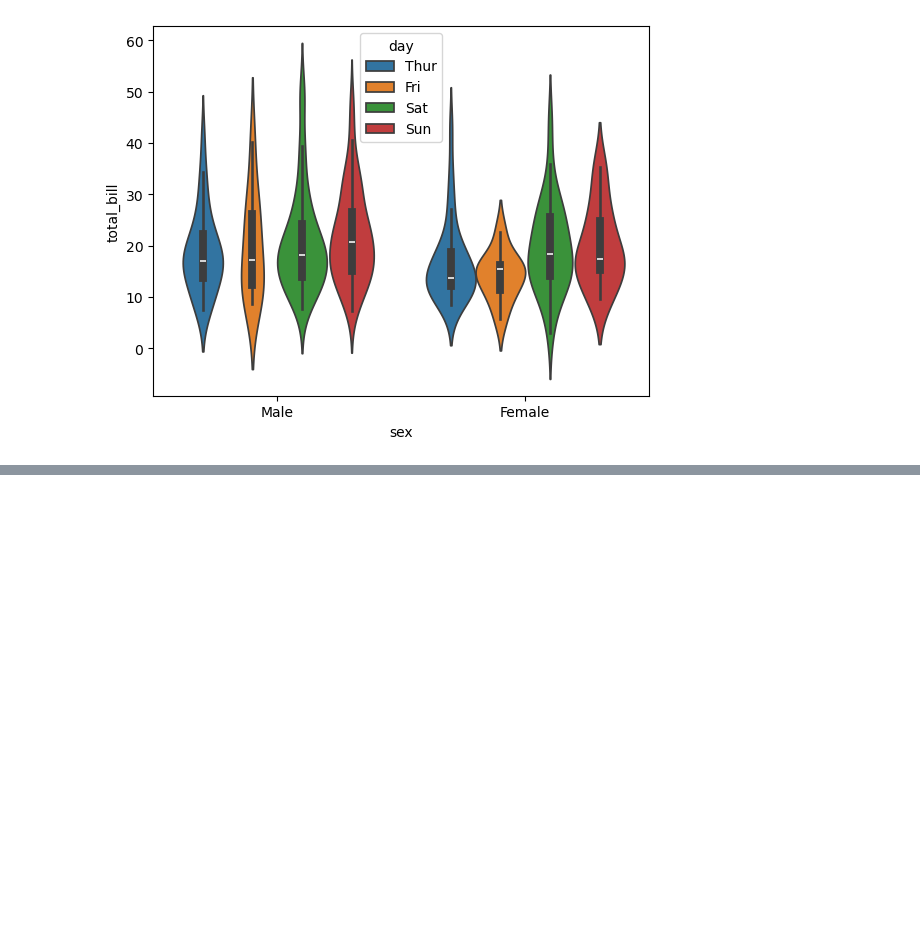
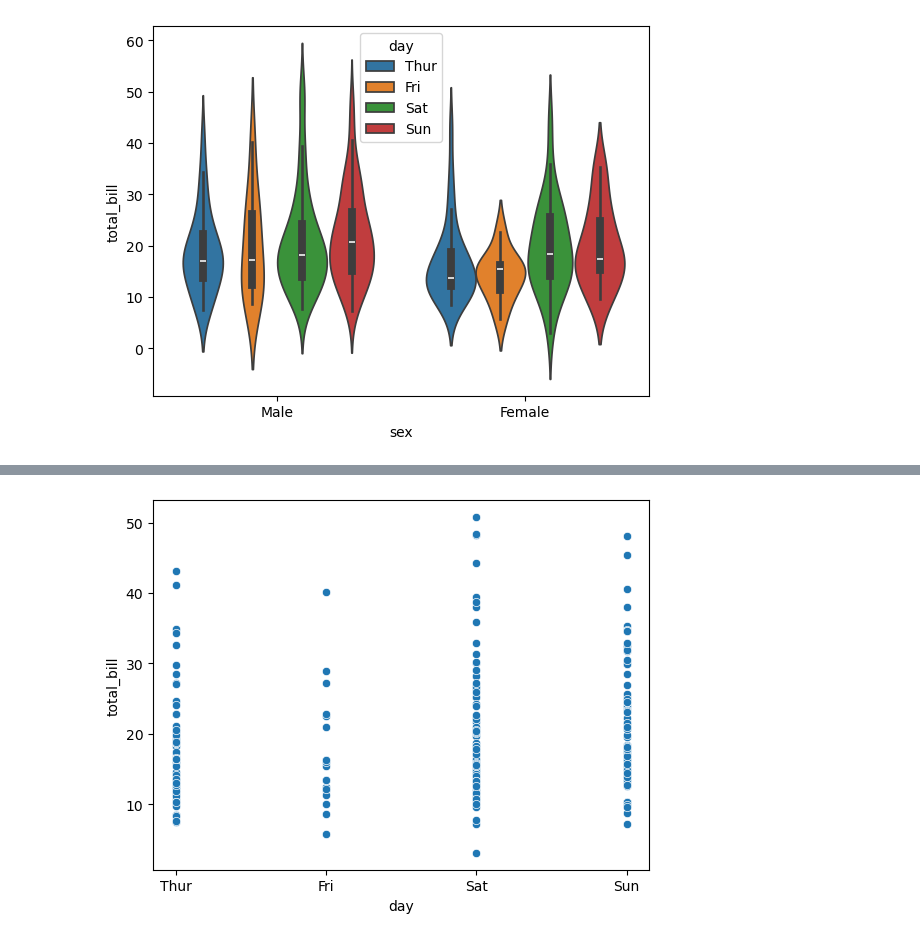
Before and after one commit to Zuhebkhan10/Python-libraries, a Jupyter notebook: Data-Visualization/Matplotlib/matplotlib.ipynb, the cells around one changed output, grey strips where cells are left out. Cells and saved outputs as stored; diff of their text form; code cells hidden in the pictures; blank space fills up the shorter version.

```diff
--- a/Data-Visualization/Matplotlib/Pie-chart.ipynb
+++ b/Data-Visualization/Matplotlib/matplotlib.ipynb
@@ -103,0 +123,7 @@ plt.show()
+# %%
+# Distribution of categorical data
+# Draw a scatterplot for the total_blil and the day
+sns.scatterplot(data=df,x='day',y='total_bill')
+plt.show()
+# %% [output]
+[figure, added]
```
Also changed, not shown: parts of 7 cells of this notebook, 9 other files.
